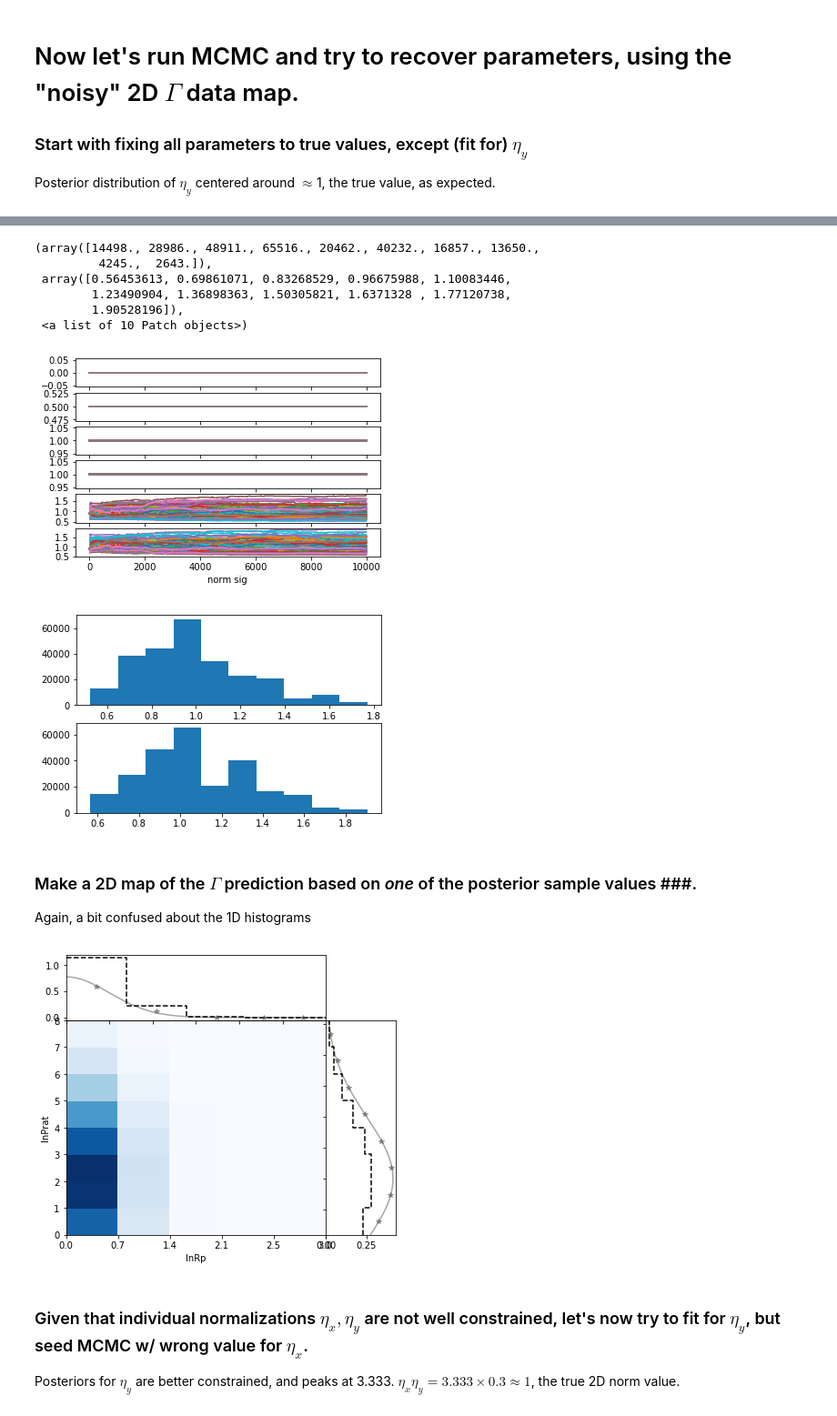
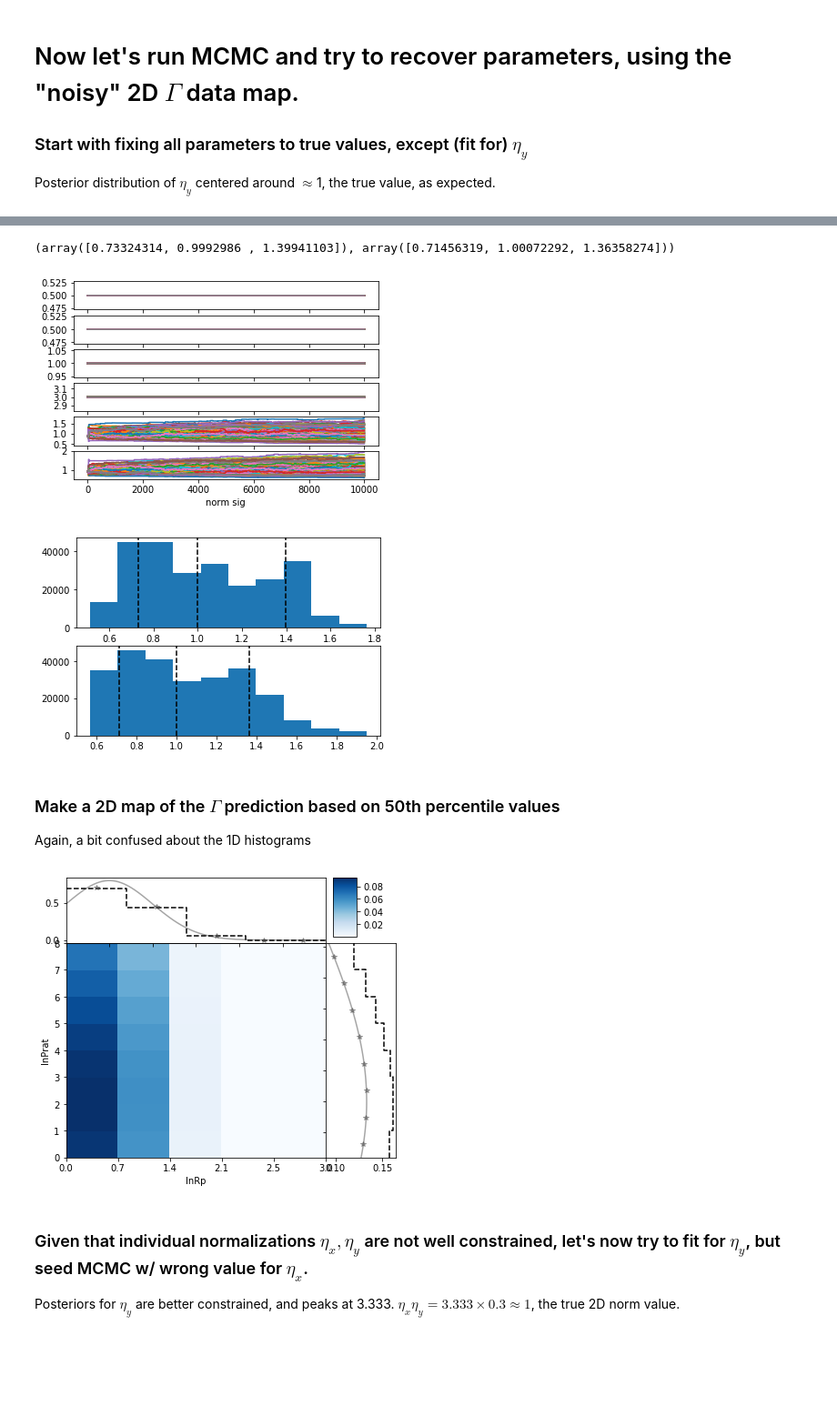
Before and after one commit to savvytruffle/pop-secret, a Jupyter notebook: pop-pop-secret-test-inference-functions.ipynb, the cells around one changed output, grey strips where cells are left out. Shown at 91% size. Saved outputs shown, nothing was run; the diff lists cells and outputs as text; code cells hidden in the pictures; blank space fills up the shorter version.

Commit message:
compute percentile values

```diff
--- a/pop-pop-secret-test-inference-functions.ipynb
+++ b/pop-pop-secret-test-inference-functions.ipynb
@@ -93,30 +93,36 @@ def contour_hist(hyperpars, x, y, xbins, ybins,
     rect_scatter = [left, bottom, width, height]
     rect_histx = [left, bottom + height + spacing, width, 0.2]
     rect_histy = [left + width + spacing, bottom, 0.18, height]
+#     rect_cbar = [left+width+spacing, bottom+height+spacing, 0.18, 0.2]
 
     fig = plt.figure(figsize=(6,5))
 
     ax = fig.add_axes(rect_scatter)
     ax_histx = fig.add_axes(rect_histx)#, sharex=ax)
     ax_histy = fig.add_axes(rect_histy)#, sharey=ax)
+    cbar_ax = fig.add_axes([left+width+spacing+0.02,
+                            bottom+height+spacing+0.02, 0.06, 0.18])
 
     # plot 2D histogram for Gamma
-    ax.pcolormesh(gamma2d.T, cmap='Blues', vmin=data.min(), vmax=data.max())
+    im=ax.pcolormesh(gamma2d.T, cmap='Blues', vmin=data.min(), vmax=data.max())
 
+    fig.colorbar(im, cax=cbar_ax)
     ax.set_ylabel(ylabel)
     ax.set_xlabel(xlabel)
 
     # now 1D Gamma(lnRp)
     ax_histx.plot(x, fx, '-', alpha=0.5, color='0.3')
     histsort = np.argsort(np.append(xbins, xbins[1:-1]))
-    ax_histx.plot(np.append(xbins, xbins[1:-1])[histsort], np.repeat(gamma2d.sum(axis=-1), 2),
+    ax_histx.plot(np.append(xbins, xbins[1:-1])[histsort],
+                  np.repeat(gamma2d.sum(axis=-1), 2),
                   '--', color='k')
     ax_histx.plot(get_bin_centers(xbins), fxbins, '*', color='0.3', alpha=0.5)
 
     # now 1D Gamma(lnPrat)
     ax_histy.plot(fy, y, '-', alpha=0.5, color='0.3')
     histsort = np.argsort(np.append(ybins, ybins[1:-1]))
-    ax_histy.plot(np.repeat(gamma2d.sum(axis=0), 2), np.append(ybins, ybins[1:-1])[histsort],
+    ax_histy.plot(np.repeat(gamma2d.sum(axis=0), 2),
+                  np.append(ybins, ybins[1:-1])[histsort],
                   '--', color='k')
     ax_histy.plot(fybins, get_bin_centers(ybins), '*', color='0.3', alpha=0.5)
 
@@ -150,10 +156,10 @@ Vj = np.diff(xbins)[:, np.newaxis] * np.diff(ybins)[np.newaxis,:]
 x, y = np.linspace(xbins[0], xbins[-1], 100), np.linspace(ybins[0], ybins[-1], 100)
 
 # define parameters to 2d Gauss
-mux = 0.
+mux = 0.5
 sigx = 0.5
 muy = 1.0
-sigy = 1.0
+sigy = 3.0
 
 normx = 1.
 normy = 1.
@@ -303,27 +309,32 @@ for ii in range(ndim):
     plt.xlabel(labels[ii])
 plt.figure()
 plt.subplot(211)
+bfpars2x = np.nanpercentile(samples2[:,niter-2000:,-2].ravel(), [16, 50, 84])
+bfpars2y = np.nanpercentile(samples2[:,niter-2000:,-1].ravel(), [16, 50, 84])
+
 plt.hist(samples2[:,niter-2000:, -2].ravel())
+for ii in bfpars2x:
+    plt.axvline(ii, ls='--', color='k')
+
 plt.subplot(212)
 plt.hist(samples2[:,niter-2000:, -1].ravel())
+for ii in bfpars2y:
+    plt.axvline(ii, ls='--', color='k')
+
+print(bfpars2x, bfpars2y)
 # %% [output]
-(array([14498., 28986., 48911., 65516., 20462., 40232., 16857., 13650.,
-         4245.,  2643.]),
- array([0.56453613, 0.69861071, 0.83268529, 0.96675988, 1.10083446,
-        1.23490904, 1.36898363, 1.50305821, 1.6371328 , 1.77120738,
-        1.90528196]),
- <a list of 10 Patch objects>)
+(array([0.73324314, 0.9992986 , 1.39941103]), array([0.71456319, 1.00072292, 1.36358274]))
-[figure, old version]
+[figure, new version]
-[figure, old version]
+[figure, new version]
 # %% [markdown]
-### Make a 2D map of the $\Gamma$ prediction based on *one* of the posterior sample values ###.
+### Make a 2D map of the $\Gamma$ prediction based on 50th percentile values
 Again, a bit confused about the 1D histograms
 # %%
-contour_hist([mux, sigx, muy, sigy, samples2[0,niter-2000,-2],
-                     samples2[0,niter-2000,-1]], x, y, xbins, ybins,
+contour_hist([mux, sigx, muy, sigy, bfpars2x[1],
+                     bfpars2y[1]], x, y, xbins, ybins,
              xlabel='lnRp', ylabel='lnPrat')
 # %% [output]
-[figure, old version]
+[figure, new version]
 # %% [markdown]
 ### Given that individual normalizations $\eta_x, \eta_y$ are not well constrained, let's now try to fit for $\eta_y$, but seed MCMC w/ wrong value for $\eta_x$. ###
 
```
Also changed, not shown: parts of 12 cells of this notebook.
